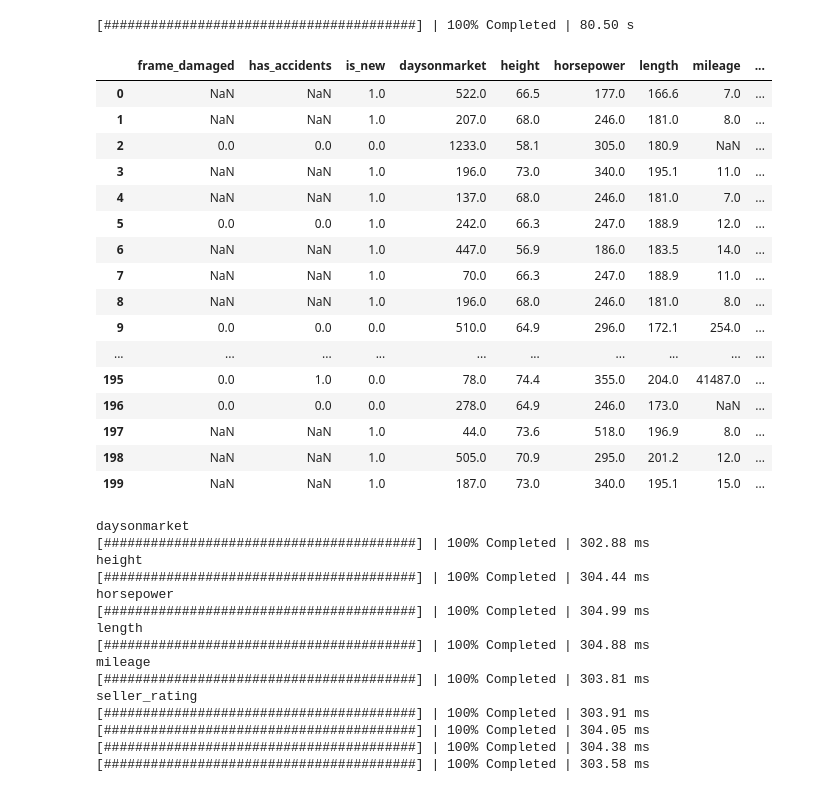
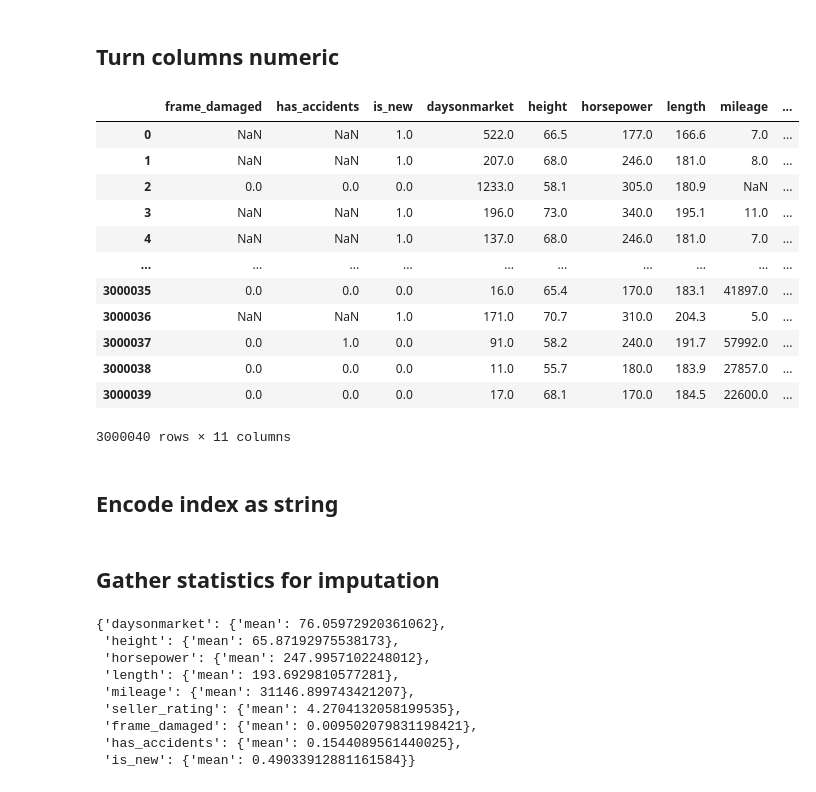
Before and after one commit to DataIntelligenceCrew/approx-opaque-topk, a Jupyter notebook: index_builder/clean_car_data.ipynb, the cells around one changed output. Cells and saved outputs as stored; diff of their text form; code cells hidden in the pictures.

```diff
--- a/index_builder/clean_car_data.ipynb
+++ b/index_builder/clean_car_data.ipynb
@@ -7,6 +7,11 @@ import re
 pd.set_option('display.max_rows', 500)
 pd.set_option('display.max_columns', 500)
 pd.set_option('display.width', 1000)
+# %%
+# Simple method to view the contents of a parquet file
+def view_parquet(filename: str):
+    df = pd.read_parquet(filename)
+    return df
 # %% [markdown]
 # Used Cars Data Cleaner
 
@@ -28,4 +35,6 @@ numeric_cols = ['daysonmarket', 'height', 'horsepower', 'length', 'mileage', 'se
 categorical_cols = []
 special_cols = ['price', 'listing_id']
 useful_cols = boolean_cols + numeric_cols + categorical_cols + special_cols
+# %% [markdown]
+## Turn columns numeric
 # %%
@@ -76,25 +83,20 @@ def clean_and_save_csv(input_csv, output_csv):
 # %%
-clean_and_save_csv('/home/jwc/Data/UsedCars/used_cars_data.csv', '/home/jwc/Data/UsedCars/used_cars_data_1.csv')
+clean_and_save_csv('/home/jwc/Data/UsedCars/used_cars_data.csv', '/home/jwc/Data/UsedCars/used_cars_data_temp.parquet')
-# %% [output]
-[########################################] | 100% Completed | 80.50 s
 # %%
-df = pd.read_csv('/home/jwc/Data/UsedCars/used_cars_data_1.csv', nrows=200, skiprows=range(1,0))
-df
+view_parquet('/home/jwc/Data/UsedCars/used_cars_data_temp.parquet')
 # %% [output]
 |  | frame_damaged | has_accidents | is_new | daysonmarket | height | horsepower | length | mileage | ... |
 | 0 | NaN | NaN | 1.0 | 522.0 | 66.5 | 177.0 | 166.6 | 7.0 | ... |
 | 1 | NaN | NaN | 1.0 | 207.0 | 68.0 | 246.0 | 181.0 | 8.0 | ... |
 | 2 | 0.0 | 0.0 | 0.0 | 1233.0 | 58.1 | 305.0 | 180.9 | NaN | ... |
 | 3 | NaN | NaN | 1.0 | 196.0 | 73.0 | 340.0 | 195.1 | 11.0 | ... |
 | 4 | NaN | NaN | 1.0 | 137.0 | 68.0 | 246.0 | 181.0 | 7.0 | ... |
-| 5 | 0.0 | 0.0 | 1.0 | 242.0 | 66.3 | 247.0 | 188.9 | 12.0 | ... |
-| 6 | NaN | NaN | 1.0 | 447.0 | 56.9 | 186.0 | 183.5 | 14.0 | ... |
-| 7 | NaN | NaN | 1.0 | 70.0 | 66.3 | 247.0 | 188.9 | 11.0 | ... |
-| 8 | NaN | NaN | 1.0 | 196.0 | 68.0 | 246.0 | 181.0 | 8.0 | ... |
-| 9 | 0.0 | 0.0 | 0.0 | 510.0 | 64.9 | 296.0 | 172.1 | 254.0 | ... |
 | ... | ... | ... | ... | ... | ... | ... | ... | ... | ... |
-| 195 | 0.0 | 1.0 | 0.0 | 78.0 | 74.4 | 355.0 | 204.0 | 41487.0 | ... |
-| 196 | 0.0 | 0.0 | 0.0 | 278.0 | 64.9 | 246.0 | 173.0 | NaN | ... |
-| 197 | NaN | NaN | 1.0 | 44.0 | 73.6 | 518.0 | 196.9 | 8.0 | ... |
-| 198 | NaN | NaN | 1.0 | 505.0 | 70.9 | 295.0 | 201.2 | 12.0 | ... |
-| 199 | NaN | NaN | 1.0 | 187.0 | 73.0 | 340.0 | 195.1 | 15.0 | ... |
+| 3000035 | 0.0 | 0.0 | 0.0 | 16.0 | 65.4 | 170.0 | 183.1 | 41897.0 | ... |
+| 3000036 | NaN | NaN | 1.0 | 171.0 | 70.7 | 310.0 | 204.3 | 5.0 | ... |
+| 3000037 | 0.0 | 1.0 | 0.0 | 91.0 | 58.2 | 240.0 | 191.7 | 57992.0 | ... |
+| 3000038 | 0.0 | 0.0 | 0.0 | 11.0 | 55.7 | 180.0 | 183.9 | 27857.0 | ... |
+| 3000039 | 0.0 | 0.0 | 0.0 | 17.0 | 68.1 | 170.0 | 184.5 | 22600.0 | ... |
+3000040 rows × 11 columns
+# %% [markdown]
+## Encode index as string
@@ -101 +108,3 @@ df
+# %% [markdown]
+## Gather statistics for imputation
 # %%
@@ -140,20 +143,15 @@ def gather_statistics(cleaned_csv):
 
     return stats
 # %%
-stats = gather_statistics('/home/jwc/Data/UsedCars/used_cars_data_1.csv')
+stats = gather_statistics('/home/jwc/Data/UsedCars/used_cars_data_temp.parquet')
+stats
 # %% [output]
-daysonmarket
-[########################################] | 100% Completed | 302.88 ms
-height
-[########################################] | 100% Completed | 304.44 ms
-horsepower
-[########################################] | 100% Completed | 304.99 ms
-length
-[########################################] | 100% Completed | 304.88 ms
-mileage
-[########################################] | 100% Completed | 303.81 ms
-seller_rating
-[########################################] | 100% Completed | 303.91 ms
-[########################################] | 100% Completed | 304.05 ms
-[########################################] | 100% Completed | 304.38 ms
-[########################################] | 100% Completed | 303.58 ms
+{'daysonmarket': {'mean': 76.05972920361062},
+ 'height': {'mean': 65.87192975538173},
+ 'horsepower': {'mean': 247.9957102248012},
+ 'length': {'mean': 193.6929810577281},
+ 'mileage': {'mean': 31146.899743421207},
+ 'seller_rating': {'mean': 4.2704132058199535},
+ 'frame_damaged': {'mean': 0.009502079831198421},
+ 'has_accidents': {'mean': 0.1544089561440025},
+ 'is_new': {'mean': 0.49033912881161584}}
```
Also changed, not shown: parts of 30 cells of this notebook, 21 other files.
